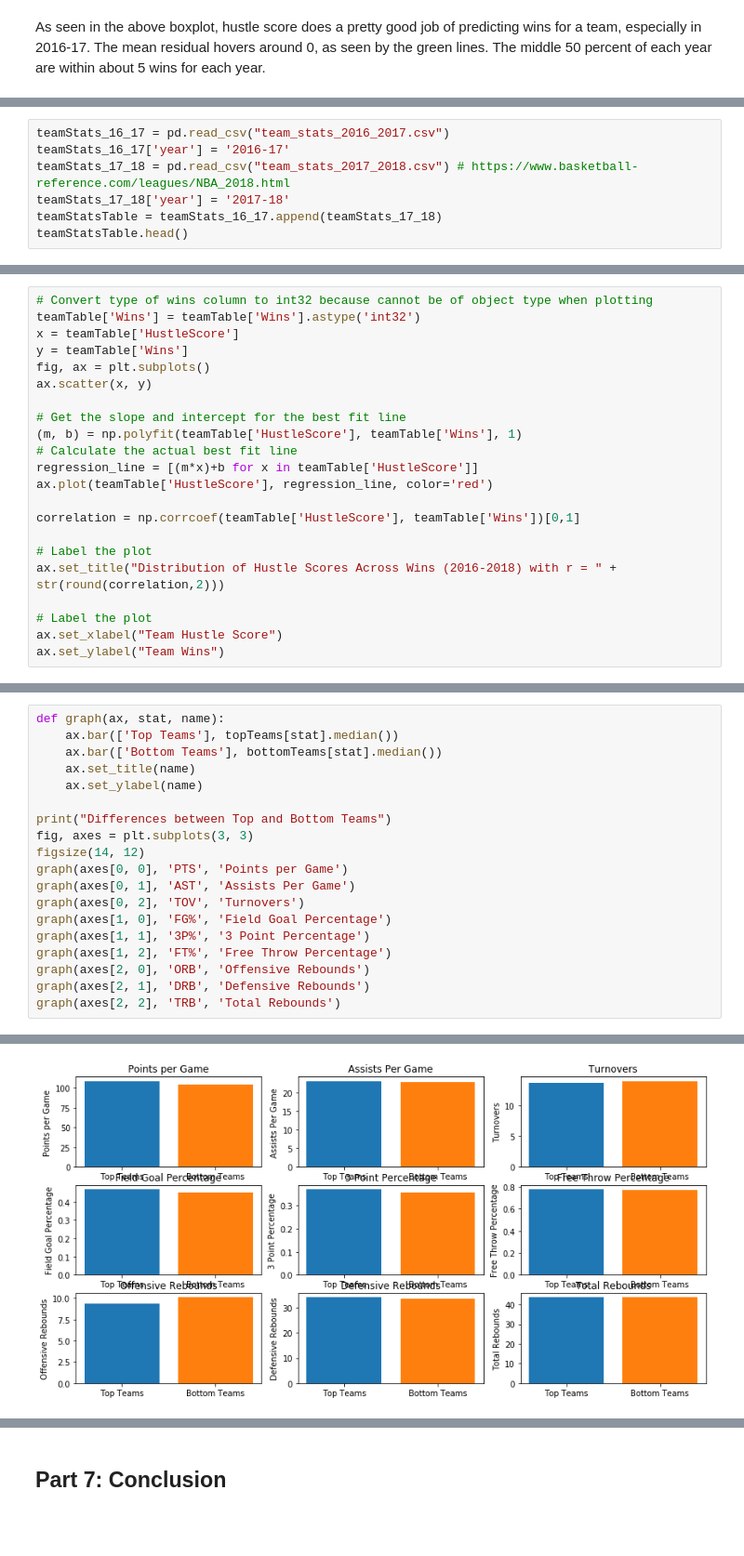
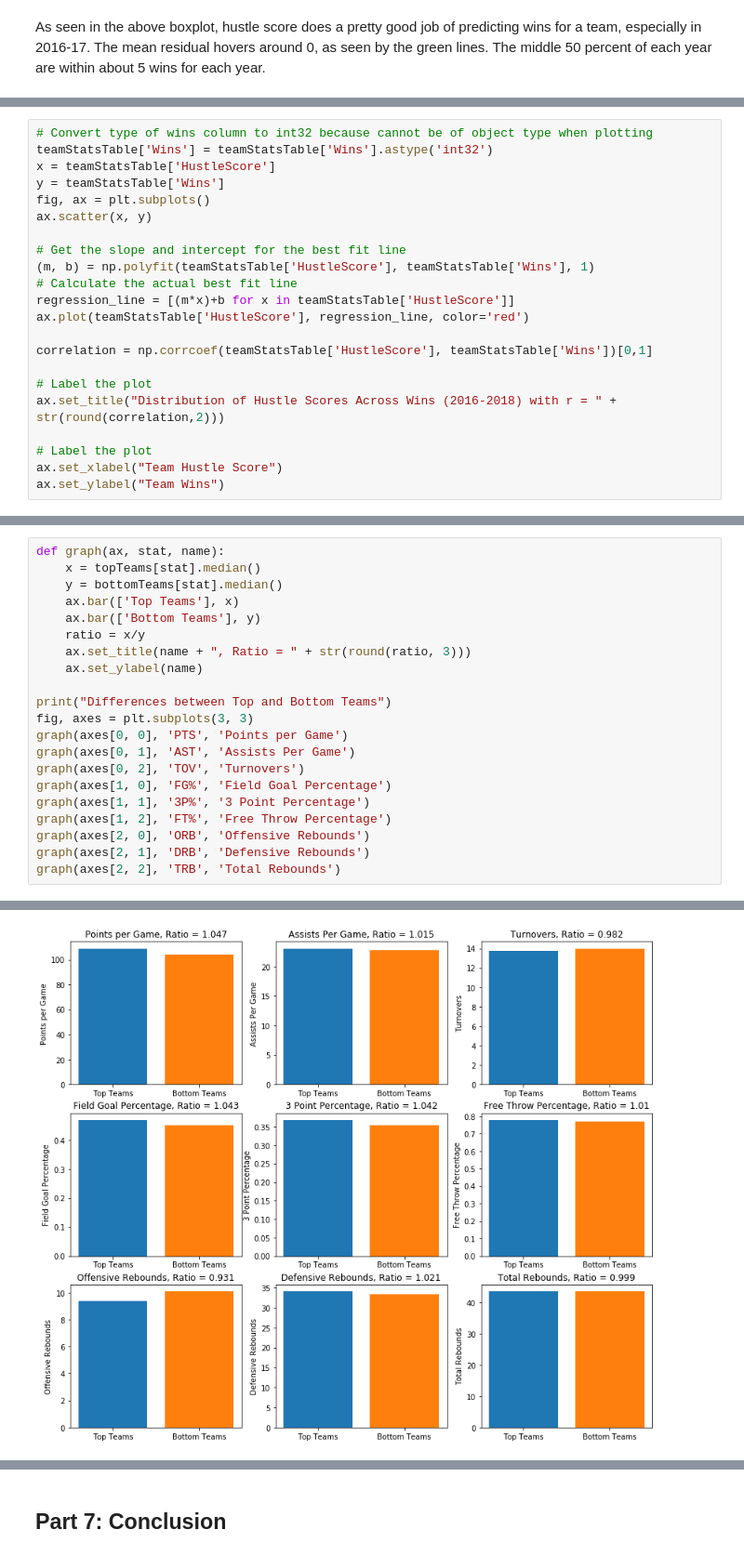
Before and after one commit to yairfax/CMSC320-final-project, a Jupyter notebook: Final Project-test.ipynb, the cells around one changed output, grey strips where cells are left out. Shown: that part at 93% size. Saved outputs shown, nothing was run; the diff lists cells and outputs as text; blank space fills up the shorter version.

Commit message:
top v bottom done

```diff
--- a/Final Project-test.ipynb
+++ b/Final Project-test.ipynb
@@ -741,7 +716,0 @@ plt.show()
-# %%
-teamStats_16_17 = pd.read_csv("team_stats_2016_2017.csv")
-teamStats_16_17['year'] = '2016-17'
-teamStats_17_18 = pd.read_csv("team_stats_2017_2018.csv") # https://www.basketball-reference.com/leagues/NBA_2018.html
-teamStats_17_18['year'] = '2017-18'
-teamStatsTable = teamStats_16_17.append(teamStats_17_18)
-teamStatsTable.head()
@@ -788,18 +734,18 @@ teamTable.head()
 # %%
 # Convert type of wins column to int32 because cannot be of object type when plotting
-teamTable['Wins'] = teamTable['Wins'].astype('int32')
-x = teamTable['HustleScore']
-y = teamTable['Wins']
+teamStatsTable['Wins'] = teamStatsTable['Wins'].astype('int32')
+x = teamStatsTable['HustleScore']
+y = teamStatsTable['Wins']
 fig, ax = plt.subplots()
 ax.scatter(x, y)
 
 # Get the slope and intercept for the best fit line
-(m, b) = np.polyfit(teamTable['HustleScore'], teamTable['Wins'], 1)
+(m, b) = np.polyfit(teamStatsTable['HustleScore'], teamStatsTable['Wins'], 1)
 # Calculate the actual best fit line
-regression_line = [(m*x)+b for x in teamTable['HustleScore']]
-ax.plot(teamTable['HustleScore'], regression_line, color='red')
+regression_line = [(m*x)+b for x in teamStatsTable['HustleScore']]
+ax.plot(teamStatsTable['HustleScore'], regression_line, color='red')
 
-correlation = np.corrcoef(teamTable['HustleScore'], teamTable['Wins'])[0,1]
+correlation = np.corrcoef(teamStatsTable['HustleScore'], teamStatsTable['Wins'])[0,1]
 
 # Label the plot
 ax.set_title("Distribution of Hustle Scores Across Wins (2016-2018) with r = " + str(round(correlation,2)))
@@ -816,22 +767,24 @@ bottomTeams = teamStatsTable[teamStatsTable['Wins'] < 48]
 # %%
 def graph(ax, stat, name):
-    ax.bar(['Top Teams'], topTeams[stat].median())
-    ax.bar(['Bottom Teams'], bottomTeams[stat].median())
-    ax.set_title(name)
+    x = topTeams[stat].median()
+    y = bottomTeams[stat].median()
+    ax.bar(['Top Teams'], x)
+    ax.bar(['Bottom Teams'], y)
+    ratio = x/y
+    ax.set_title(name + ", Ratio = " + str(round(ratio, 3)))
     ax.set_ylabel(name)
 
 print("Differences between Top and Bottom Teams")
 fig, axes = plt.subplots(3, 3)
-figsize(14, 12)
 graph(axes[0, 0], 'PTS', 'Points per Game')
 graph(axes[0, 1], 'AST', 'Assists Per Game')
 graph(axes[0, 2], 'TOV', 'Turnovers')
 graph(axes[1, 0], 'FG%', 'Field Goal Percentage')
 graph(axes[1, 1], '3P%', '3 Point Percentage')
 graph(axes[1, 2], 'FT%', 'Free Throw Percentage')
 graph(axes[2, 0], 'ORB', 'Offensive Rebounds')
 graph(axes[2, 1], 'DRB', 'Defensive Rebounds')
 graph(axes[2, 2], 'TRB', 'Total Rebounds')
 # %% [output]
 Differences between Top and Bottom Teams
-[figure, old version]
+[figure, new version]
```
Also changed, not shown: parts of 16 cells of this notebook.
